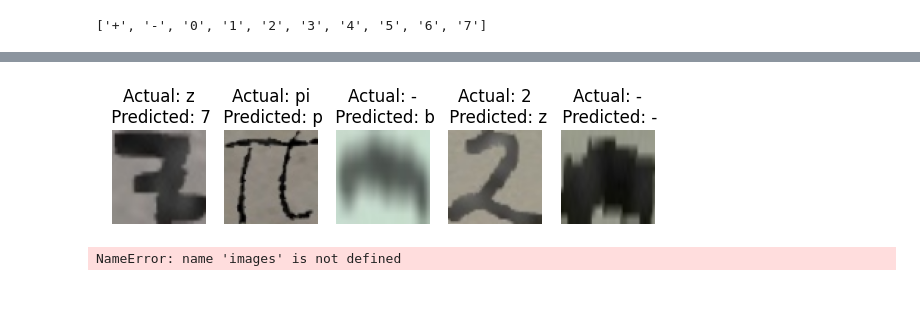
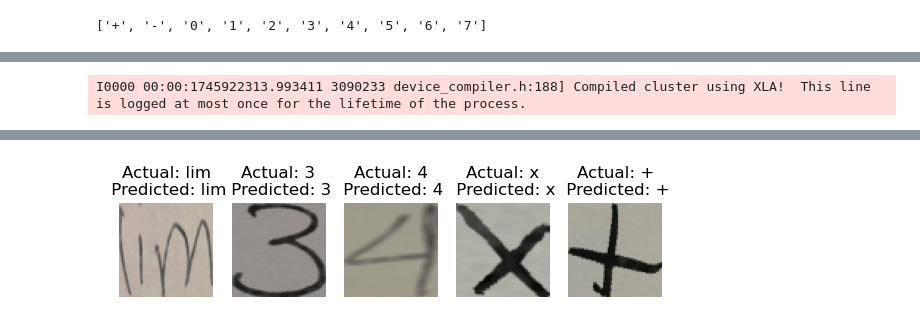
Before and after one commit to AgVicCodes/Optical_Character_Recognition, a Jupyter notebook: code/equations_recogniser_sync_colab.ipynb, the cells around one changed output, grey strips where cells are left out. Cells and saved outputs as stored; diff of their text form; code cells hidden in the pictures; blank space fills up the shorter version.

Commit message:
Add new Keras model files for LSTM and symbol models

```diff
--- a/code/equations_recogniser_sync_colab.ipynb
+++ b/code/equations_recogniser_sync_colab.ipynb
@@ -75,7 +66,7 @@ def plot_actual(batch):
         ax[idx].axis("off")
         num += 1
 # %%
-def plot_predictions(batch, label_symbol):
+def plot_predictions(batch, label_symbol, model):
     import matplotlib.pyplot as plt
 
     num = np.random.randint(0, 58)
@@ -99,10 +90,10 @@ def plot_predictions(batch, label_symbol):
     plt.show()
 # %%
 import os
-from tensorflow.keras.models import load_model
+from keras.models import load_model
 
 # model_path = "./../models/symbol_model.keras"
-model_path = "models/symbol_model.keras"
+model_path = "models/symbol_model_03.keras"
 
 try:
     assert os.path.exists(model_path)
@@ -178,3 +139,3 @@ plot_actual(batch)
 # %%
-plot_predictions(batch, symbols_dict)
+plot_predictions(batch, symbols_dict, model)
 # %% [output]
@@ -185,0 +153 @@ plot_predictions(batch, symbols_dict)
+I0000 00:00:1745922313.993411 3090233 device_compiler.h:188] Compiled cluster using XLA!  This line is logged at most once for the lifetime of the process.
@@ -186 +156 @@ plot_predictions(batch, symbols_dict)
-[figure, old version]
+[figure, new version]
@@ -192,15 +156,0 @@ plot_predictions(batch, symbols_dict)
-# %%
-def segmentation_preprocessing(image_path):
-    image = cv2.imread(image_path, cv2.IMREAD_GRAYSCALE)
-    image = cv2.resize(image, (800, 300))
-    _, binary_image = cv2.threshold(image, 120, 255, cv2.THRESH_BINARY_INV)
-    return image, binary_image
-
-img, bin_img = segmentation_preprocessing(images[4])
-
-plt.imshow(img)
-plt.show()
-plt.imshow(bin_img)
-plt.show()
-# %% [output]
-NameError: name 'images' is not defined
```
Also changed, not shown: parts of 25 cells of this notebook, 21 other files.
